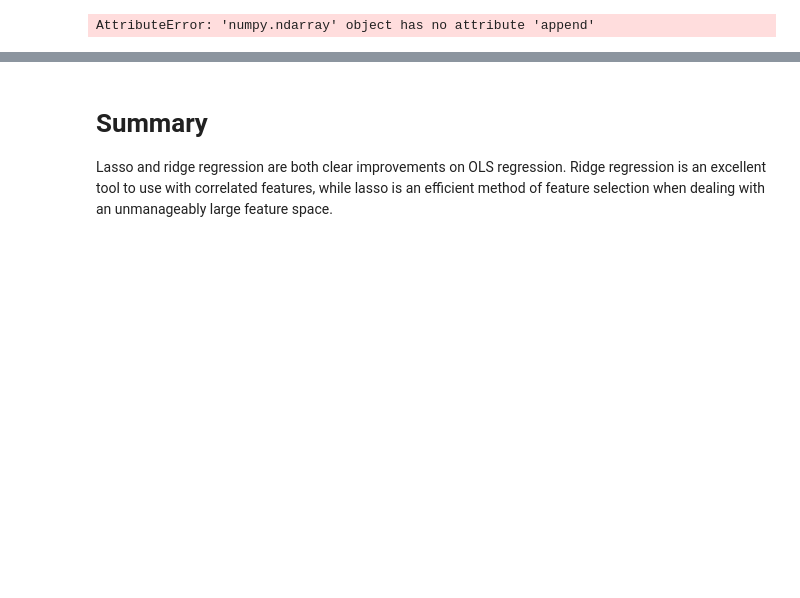
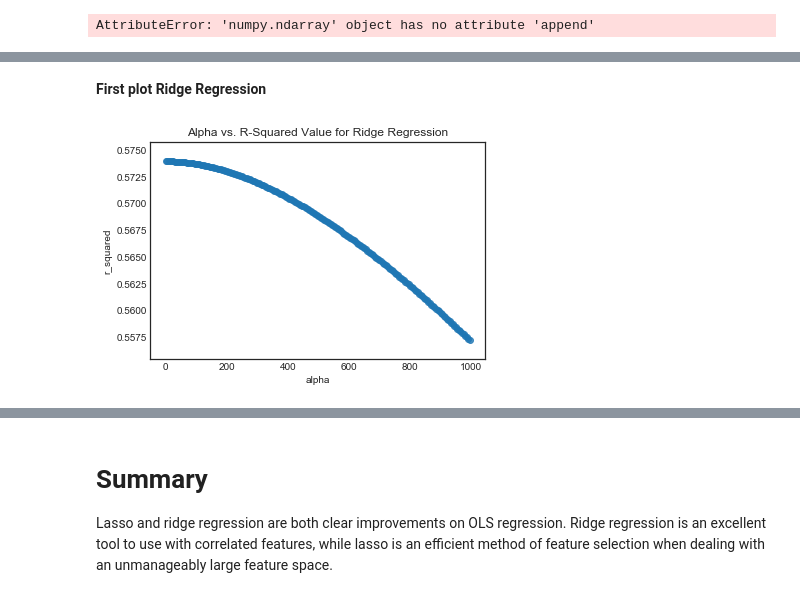
Before and after one commit to str007/Thinkful, a Jupyter notebook: Lasso_Regression_Drill.ipynb, the cells around one changed output, grey strips where cells are left out. Saved outputs shown, nothing was run; the diff lists cells and outputs as text; code cells hidden in the pictures; blank space fills up the shorter version.

Commit message:
adding lasso regression drill

```diff
--- a/Lasso_Regression_Drill.ipynb
+++ b/Lasso_Regression_Drill.ipynb
@@ -160,3 +160,22 @@ for i in lam:
     lasso_reg.append(lasso_reg.score(X_train2, Y_train))
 # %% [output]
 AttributeError: 'numpy.ndarray' object has no attribute 'append'
+# %%
+#First, Ridge
+
+lam_ridge = np.arange(0, 1000, 5)
+rsquared_ridge = pd.DataFrame()
+for i in lam_ridge:
+    ridge_reg = linear_model.Ridge(alpha=i, fit_intercept=False)
+    ridge_reg.fit(X_train2, Y_train)
+    rsquared_ridge_tmp = pd.DataFrame({'alpha': i, 'r_squared': ridge_reg.score(X_train2, Y_train)}, index=[0])
+    rsquared_ridge = rsquared_ridge.append(rsquared_ridge_tmp)
+
+#Second, Lasso
+lam_lasso = np.arange(0, 5, 0.01)
+rsquared_lasso = pd.DataFrame()
+for i in lam_lasso:
+    lasso_reg = linear_model.Lasso(alpha=i)
+    lasso_reg.fit(X_train2, Y_train)
+    rsquared_lasso_tmp = pd.DataFrame({'alpha': i, 'r_squared': lasso_reg.score(X_train2, Y_train)}, index=[0])
+    rsquared_lasso = rsquared_lasso.append(rsquared_lasso_tmp)
@@ -166,0 +214,8 @@ array(0.57388167)
+# %% [markdown]
+**First plot Ridge Regression**
+# %%
+sns.regplot(x="alpha", y="r_squared", data=rsquared_ridge, fit_reg=False)
+plt.title('Alpha vs. R-Squared Value for Ridge Regression')
+plt.show()
+# %% [output]
+[figure, added]
```
Also changed, not shown: parts of 5 cells of this notebook.
